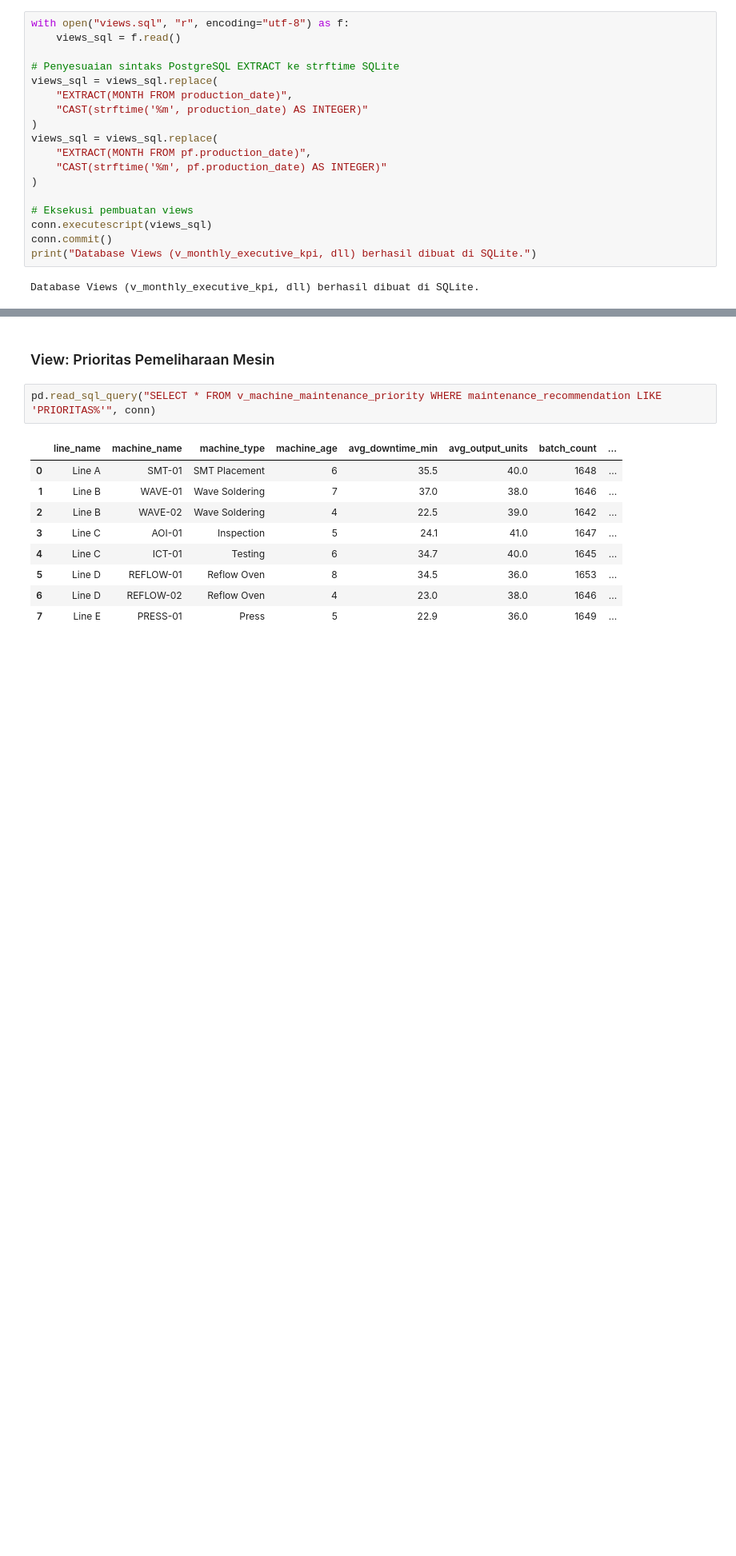
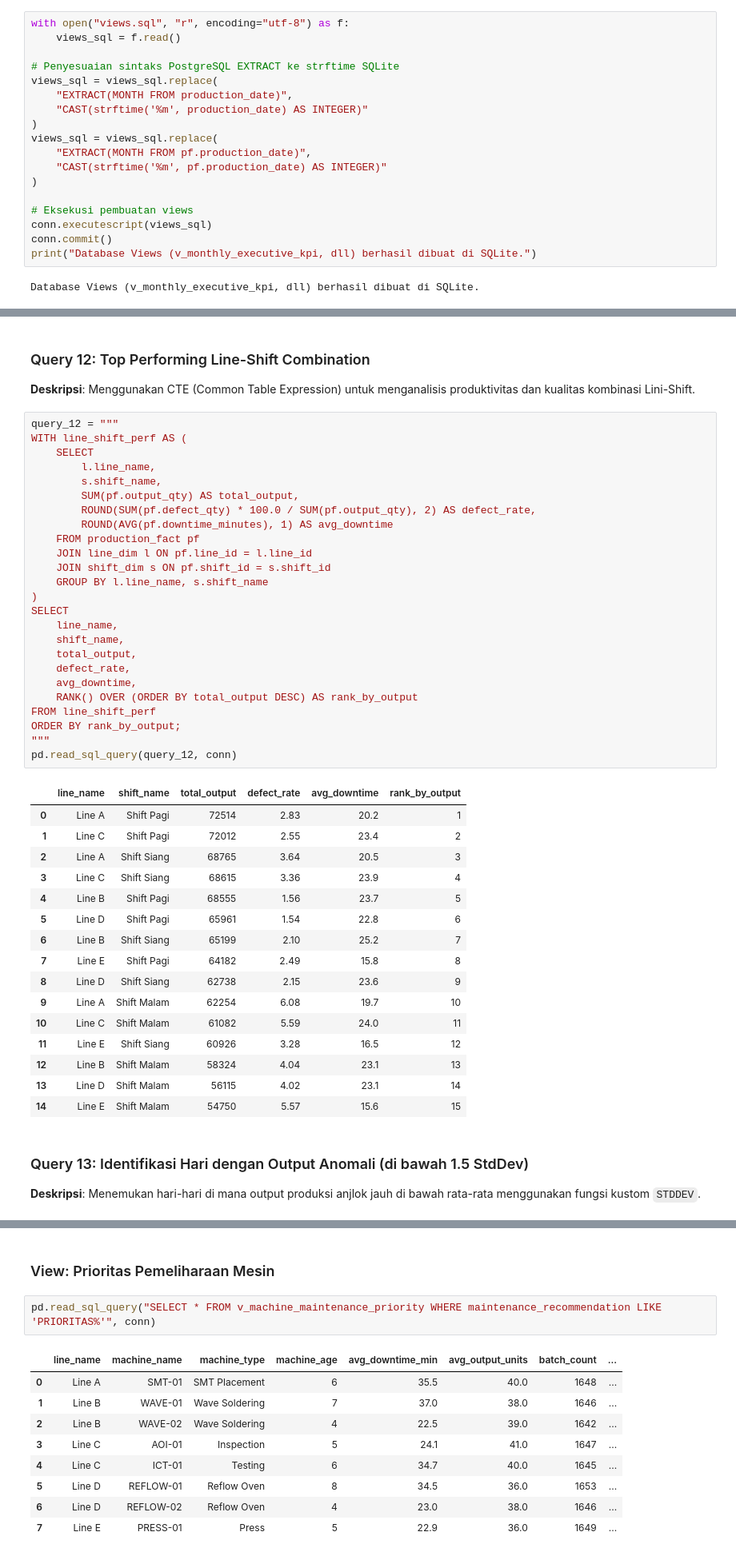
Before and after one commit to 7mtaqiyuddinh/manufacturing-end-to-end-data-portfolio, a Jupyter notebook: sql/sql_analysis.ipynb, the cells around one changed output, grey strips where cells are left out. Shown at 80% size. Drawn from its saved outputs; the diff is of its cells as text; blank space fills up the shorter version.

```diff
--- a/sql/sql_analysis.ipynb
+++ b/sql/sql_analysis.ipynb
@@ -264,0 +477,48 @@ pd.read_sql_query(q13, conn)
+# %% [markdown]
+### Query 12: Top Performing Line-Shift Combination
+**Deskripsi**: Menggunakan CTE (Common Table Expression) untuk menganalisis produktivitas dan kualitas kombinasi Lini-Shift.
+# %%
+query_12 = """
+WITH line_shift_perf AS (
+    SELECT
+        l.line_name,
+        s.shift_name,
+        SUM(pf.output_qty) AS total_output,
+        ROUND(SUM(pf.defect_qty) * 100.0 / SUM(pf.output_qty), 2) AS defect_rate,
+        ROUND(AVG(pf.downtime_minutes), 1) AS avg_downtime
+    FROM production_fact pf
+    JOIN line_dim l ON pf.line_id = l.line_id
+    JOIN shift_dim s ON pf.shift_id = s.shift_id
+    GROUP BY l.line_name, s.shift_name
+)
+SELECT
+    line_name,
+    shift_name,
+    total_output,
+    defect_rate,
+    avg_downtime,
+    RANK() OVER (ORDER BY total_output DESC) AS rank_by_output
+FROM line_shift_perf
+ORDER BY rank_by_output;
+"""
+pd.read_sql_query(query_12, conn)
+# %% [output]
+|  | line_name | shift_name | total_output | defect_rate | avg_downtime | rank_by_output |
+| 0 | Line A | Shift Pagi | 72514 | 2.83 | 20.2 | 1 |
+| 1 | Line C | Shift Pagi | 72012 | 2.55 | 23.4 | 2 |
+| 2 | Line A | Shift Siang | 68765 | 3.64 | 20.5 | 3 |
+| 3 | Line C | Shift Siang | 68615 | 3.36 | 23.9 | 4 |
+| 4 | Line B | Shift Pagi | 68555 | 1.56 | 23.7 | 5 |
+| 5 | Line D | Shift Pagi | 65961 | 1.54 | 22.8 | 6 |
+| 6 | Line B | Shift Siang | 65199 | 2.10 | 25.2 | 7 |
+| 7 | Line E | Shift Pagi | 64182 | 2.49 | 15.8 | 8 |
+| 8 | Line D | Shift Siang | 62738 | 2.15 | 23.6 | 9 |
+| 9 | Line A | Shift Malam | 62254 | 6.08 | 19.7 | 10 |
+| 10 | Line C | Shift Malam | 61082 | 5.59 | 24.0 | 11 |
+| 11 | Line E | Shift Siang | 60926 | 3.28 | 16.5 | 12 |
+| 12 | Line B | Shift Malam | 58324 | 4.04 | 23.1 | 13 |
+| 13 | Line D | Shift Malam | 56115 | 4.02 | 23.1 | 14 |
+| 14 | Line E | Shift Malam | 54750 | 5.57 | 15.6 | 15 |
+# %% [markdown]
+### Query 13: Identifikasi Hari dengan Output Anomali (di bawah 1.5 StdDev)
+**Deskripsi**: Menemukan hari-hari di mana output produksi anjlok jauh di bawah rata-rata menggunakan fungsi kustom `STDDEV`.
```
Also changed, not shown: parts of 46 cells of this notebook.
